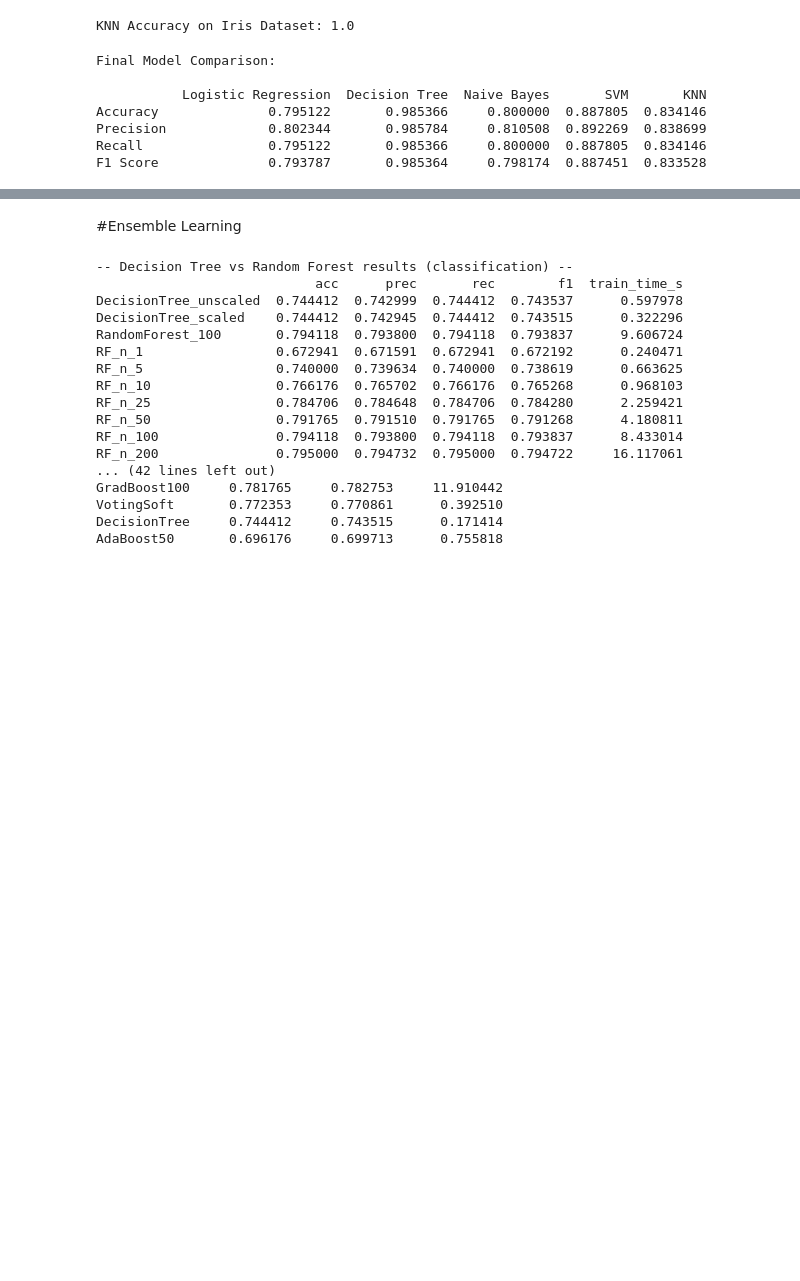
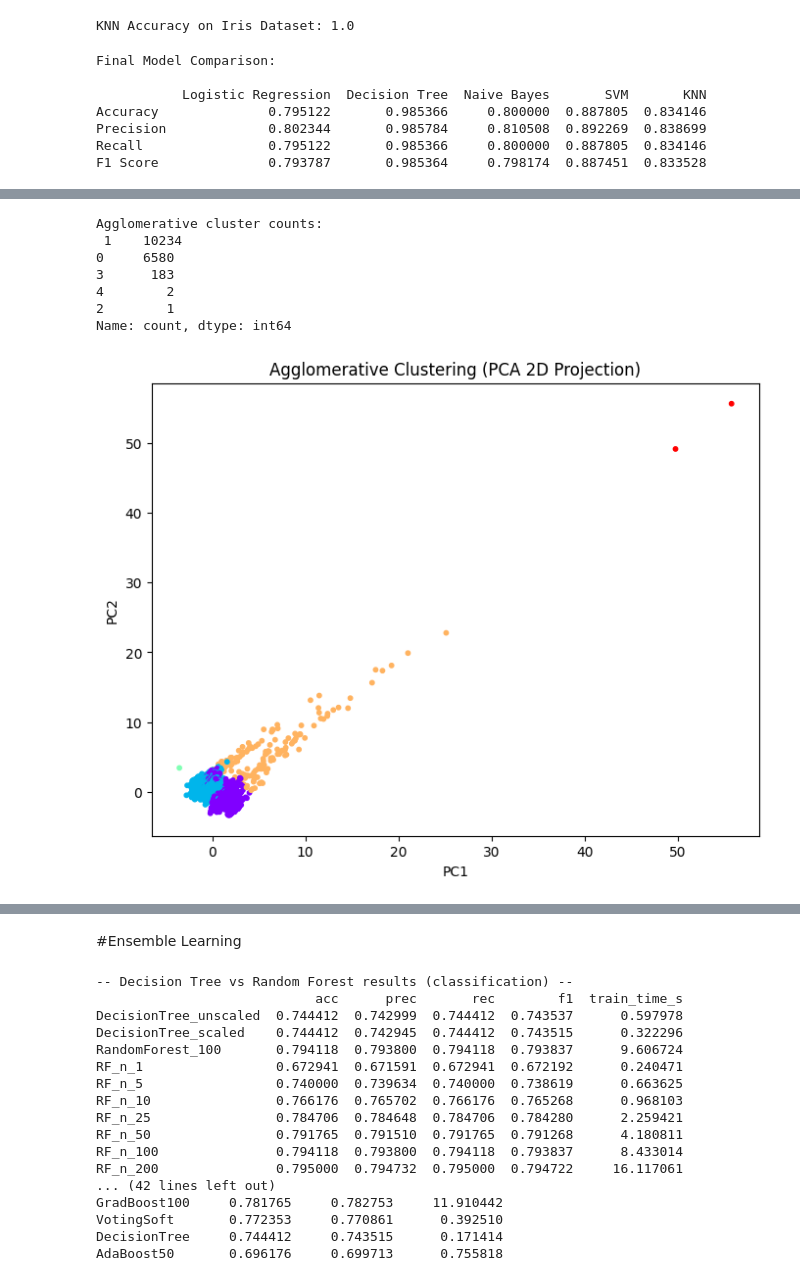
Before and after one commit to KeerthanaSistla/ML, a Jupyter notebook: Sem5ML.ipynb, the cells around one changed output, grey strips where cells are left out. Saved outputs shown, nothing was run; the diff lists cells and outputs as text; code cells hidden in the pictures; blank space fills up the shorter version.

```diff
--- a/Sem5ML.ipynb
+++ b/Sem5ML.ipynb
@@ -1955,0 +2068,34 @@ F1 Score              0.793787       0.985364     0.798174  0.887451  0.833528
+# %%
+from sklearn.cluster import AgglomerativeClustering
+import matplotlib.pyplot as plt
+from sklearn.decomposition import PCA
+
+X_hc = scaled_data
+
+agglo = AgglomerativeClustering(
+    n_clusters=5,
+    metric='euclidean',
+    linkage='ward'
+)
+agglo_labels = agglo.fit_predict(X_hc)
+
+print("Agglomerative cluster counts:\n", pd.Series(agglo_labels).value_counts())
+
+pca = PCA(n_components=2)
+reduced_data = pca.fit_transform(X_hc)
+
+plt.figure(figsize=(8,6))
+plt.scatter(reduced_data[:,0], reduced_data[:,1], c=agglo_labels, cmap='rainbow', s=10)
+plt.title("Agglomerative Clustering (PCA 2D Projection)")
+plt.xlabel("PC1")
+plt.ylabel("PC2")
+plt.show()
+# %% [output]
+Agglomerative cluster counts:
+ 1    10234
+0     6580
+3      183
+4        2
+2        1
+Name: count, dtype: int64
+[figure, added]
```
Also changed, not shown: parts of 6 cells of this notebook.
